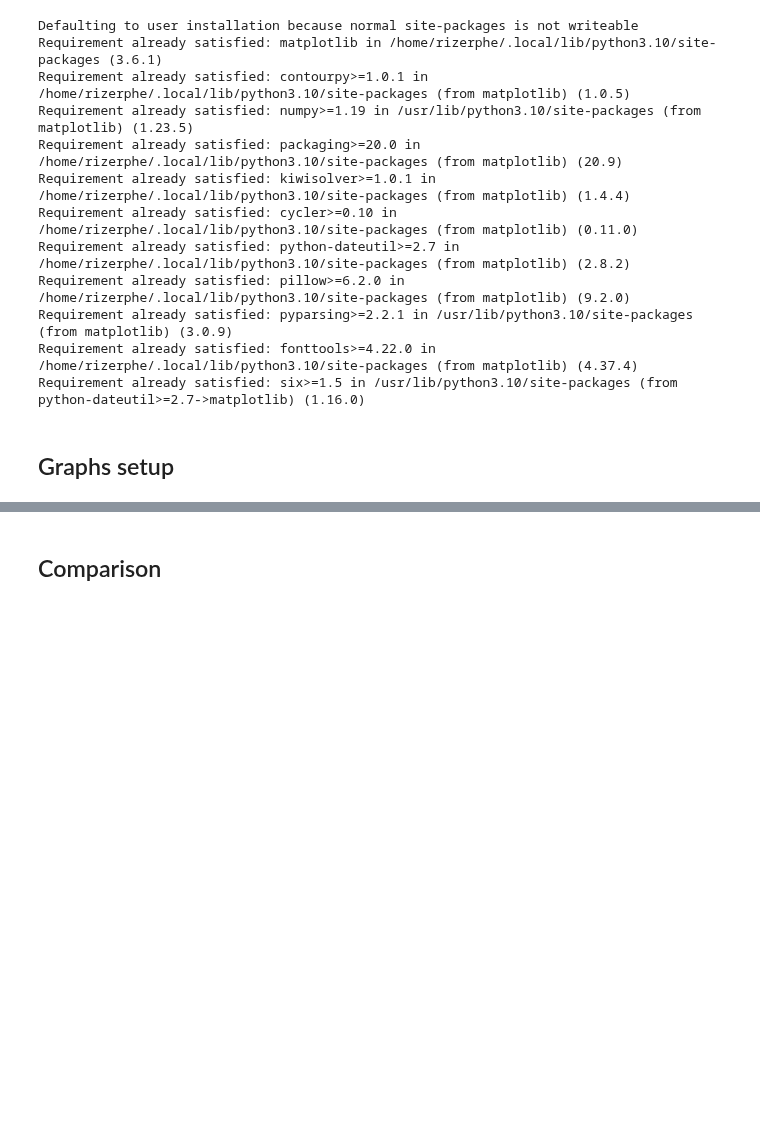
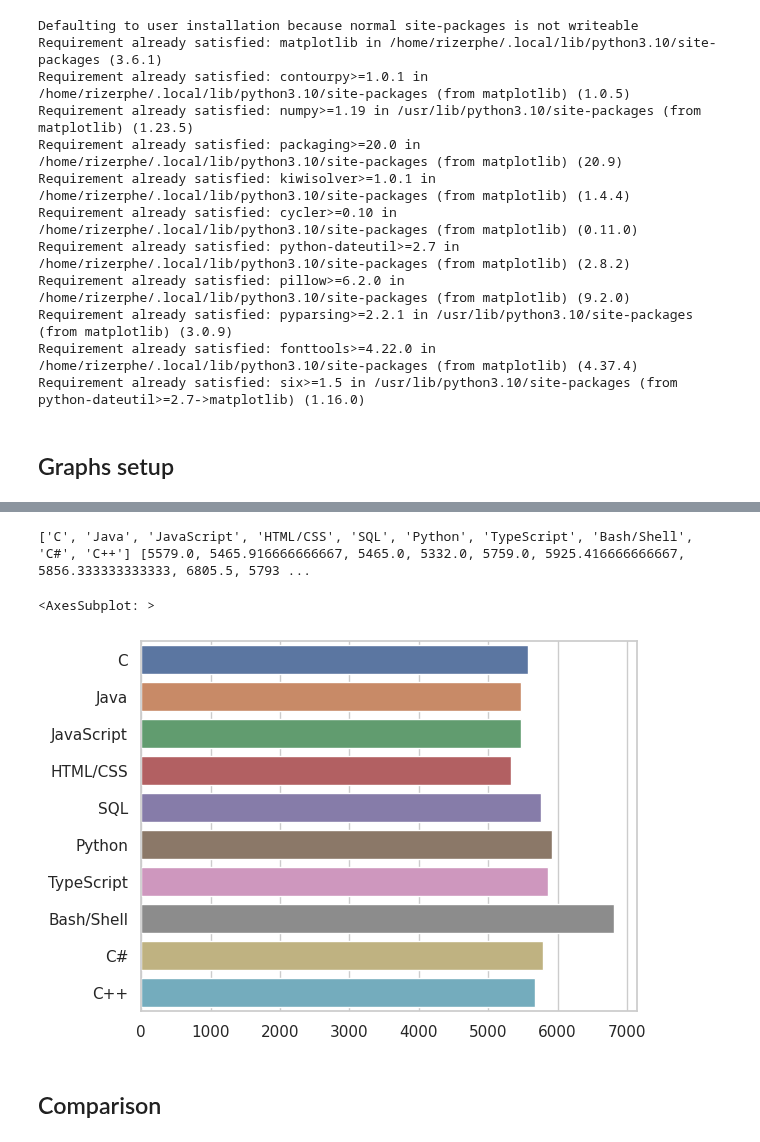
Before and after one commit to rizerphe-student/dev_datasets_analysis_project, a Jupyter notebook: notebook.ipynb, the cells around one changed output, grey strips where cells are left out. Cells and saved outputs as stored; diff of their text form; code cells hidden in the pictures; blank space fills up the shorter version.

Commit message:
Added world top languages

```diff
--- a/notebook.ipynb
+++ b/notebook.ipynb
@@ -669,3 +693,19 @@ def get_most_popular_languages(dataset):
+# %%
+salaries = []
+languages = []
+for language in get_most_popular_languages(dataset)[:10]:
+    languages.append(language)
+    salaries.append(filter_by_language(dataset, language)["ConvertedCompYearly"].median() / 12)
+print(languages, salaries)
+# %% [output]
+['C', 'Java', 'JavaScript', 'HTML/CSS', 'SQL', 'Python', 'TypeScript', 'Bash/Shell', 'C#', 'C++'] [5579.0, 5465.916666666667, 5465.0, 5332.0, 5759.0, 5925.416666666667, 5856.333333333333, 6805.5, 5793 ...
+# %%
+sns.set_theme(style="whitegrid")
+sns.set_color_codes("pastel")
+sns.barplot(x=salaries, y=languages, saturation=0.7)
+# %% [output]
+<AxesSubplot: >
+[figure, added]
 # %% [markdown]
 ## Comparison
 # %% [markdown]
```
Also changed, not shown: parts of 3 cells of this notebook.
